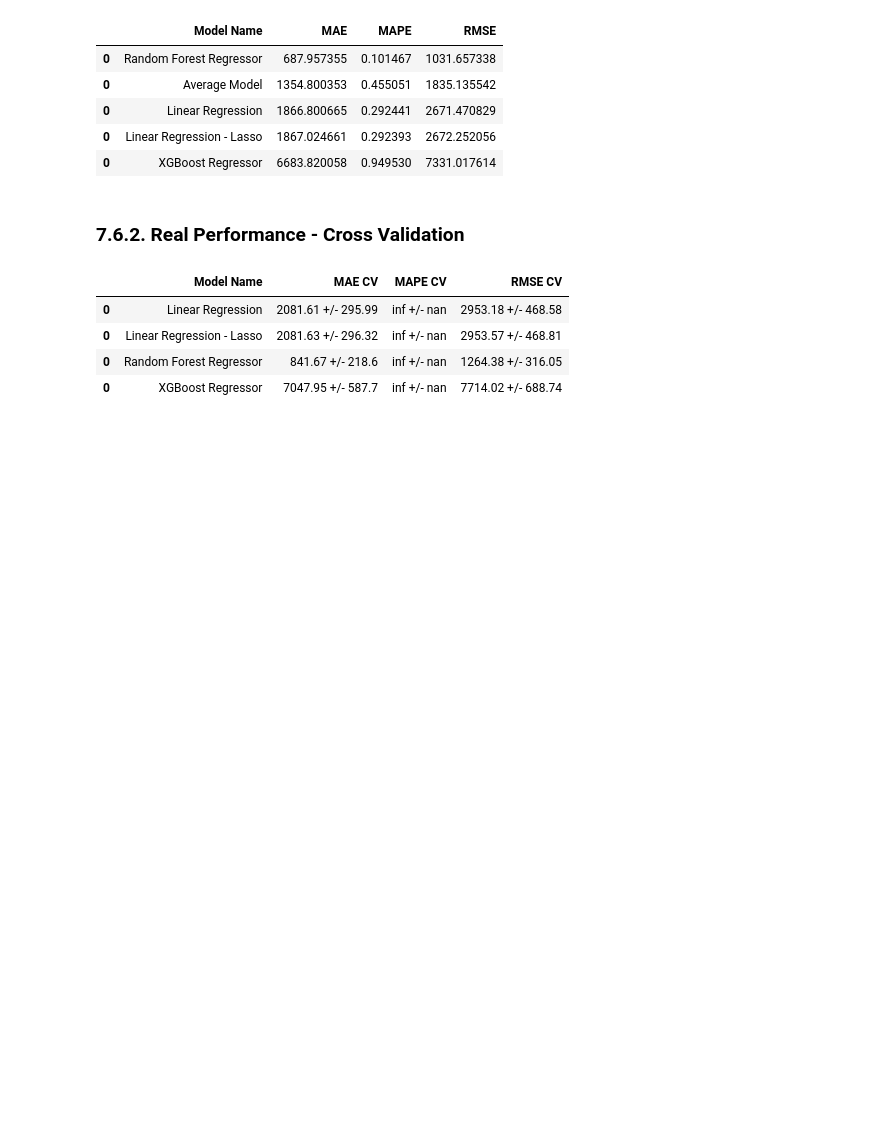
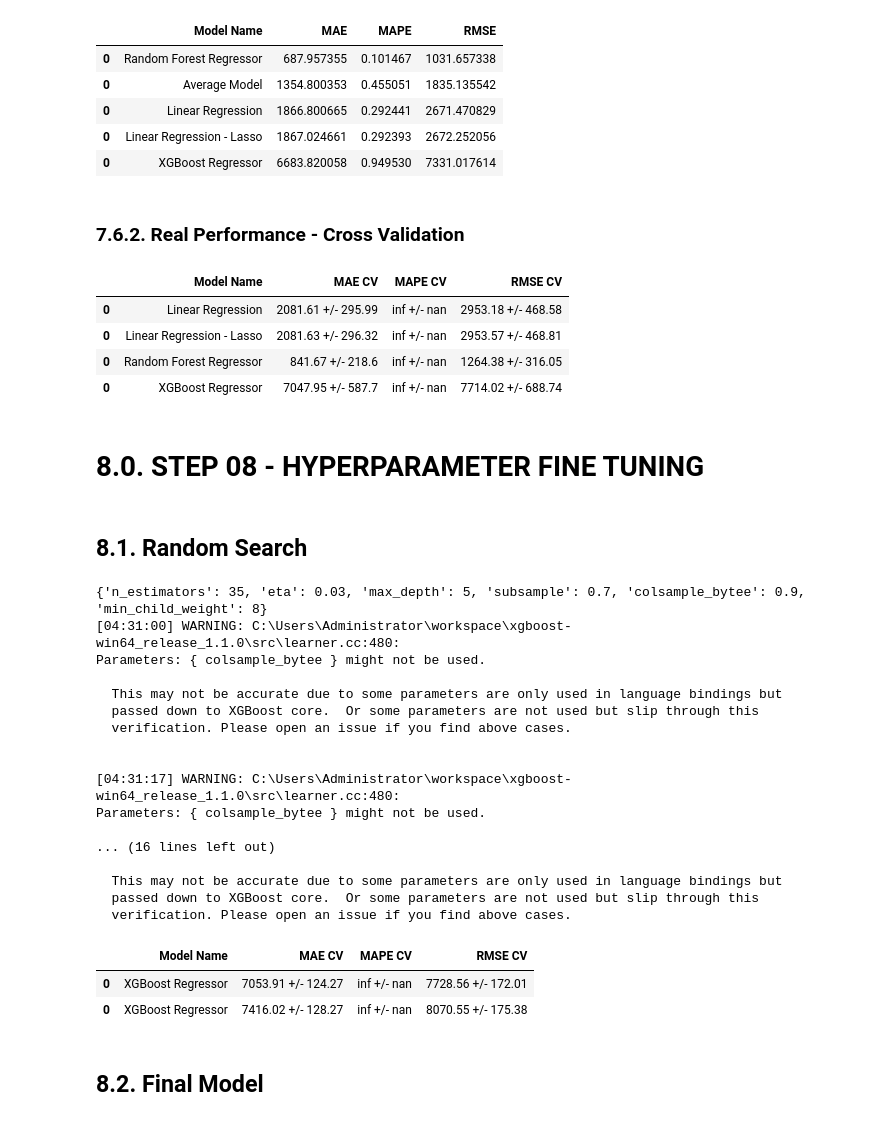
Before and after one commit to panambY/Rossmann_Store_Sale, a Jupyter notebook: rossmann_stores_sales_prediction.ipynb, the cells around one changed output. Saved outputs shown, nothing was run; the diff lists cells and outputs as text; code cells hidden in the pictures; blank space fills up the shorter version.

Commit message:
hyperparameter fine tuning strategy done

```diff
--- a/rossmann_stores_sales_prediction.ipynb
+++ b/rossmann_stores_sales_prediction.ipynb
@@ -1438,3 +1442,63 @@ modelling_result_cv
 | 0 | Linear Regression - Lasso | 2081.63 +/- 296.32 | inf +/- nan | 2953.57 +/- 468.81 |
 | 0 | Random Forest Regressor | 841.67 +/- 218.6 | inf +/- nan | 1264.38 +/- 316.05 |
 | 0 | XGBoost Regressor | 7047.95 +/- 587.7 | inf +/- nan | 7714.02 +/- 688.74 |
+# %% [markdown]
+# 8.0. STEP 08 - HYPERPARAMETER FINE TUNING
+# %% [markdown]
+## 8.1. Random Search
+# %%
+param = {
+        'n_estimators': [1500, 1700, 2500, 3000, 3500],
+        'eta': [0.01, 0.03],
+        'max_depth': [3, 5, 9],
+        'subsample': [0.1, 0.5, 0.7],
+        'colsample_bytee': [0.3, 0.7, 0.9],
+        'min_child_weight': [3, 8, 15]
+        }
+
+MAX_EVAL = 10
+# %%
+final_result = pd.DataFrame()
+
+for i in range( MAX_EVAL):
+    #chose values for parameters randomly
+    hp = { k: random.sample( v, 1 )[0] for k, v in param.items() }
+    print( hp )
+
+    # model
+    model_xgb = xgb.XGBRegressor( objective='reg:squarederror',
+                                 n_estimators=hp['n_estimators'],
+                                 eta=hp['eta'],
+                                 max_depth=hp['max_depth'],
+                                 subsample=hp['subsample'],
+                                 colsample_bytee=hp['colsample_bytee'],
+                                 min_child_weight=hp['min_child_weight'] )
+
+    # performance
+    result = cross_validation( X_training, 2, 'XGBoost Regressor', model_xgb, verbose=False)
+    final_result = pd.concat( [final_result, result] )
+
+final_result
+# %% [output]
+{'n_estimators': 35, 'eta': 0.03, 'max_depth': 5, 'subsample': 0.7, 'colsample_bytee': 0.9, 'min_child_weight': 8}
+[04:31:00] WARNING: C:\Users\Administrator\workspace\xgboost-win64_release_1.1.0\src\learner.cc:480:
+Parameters: { colsample_bytee } might not be used.
+
+  This may not be accurate due to some parameters are only used in language bindings but
+  passed down to XGBoost core.  Or some parameters are not used but slip through this
+  verification. Please open an issue if you find above cases.
+
+
+[04:31:17] WARNING: C:\Users\Administrator\workspace\xgboost-win64_release_1.1.0\src\learner.cc:480:
+Parameters: { colsample_bytee } might not be used.
+
+... (16 lines left out)
+
+  This may not be accurate due to some parameters are only used in language bindings but
+  passed down to XGBoost core.  Or some parameters are not used but slip through this
+  verification. Please open an issue if you find above cases.
+|  | Model Name | MAE CV | MAPE CV | RMSE CV |
+| 0 | XGBoost Regressor | 7053.91 +/- 124.27 | inf +/- nan | 7728.56 +/- 172.01 |
+| 0 | XGBoost Regressor | 7416.02 +/- 128.27 | inf +/- nan | 8070.55 +/- 175.38 |
+# %% [markdown]
+## 8.2. Final Model
```
Also changed, not shown: parts of 3 cells of this notebook.
